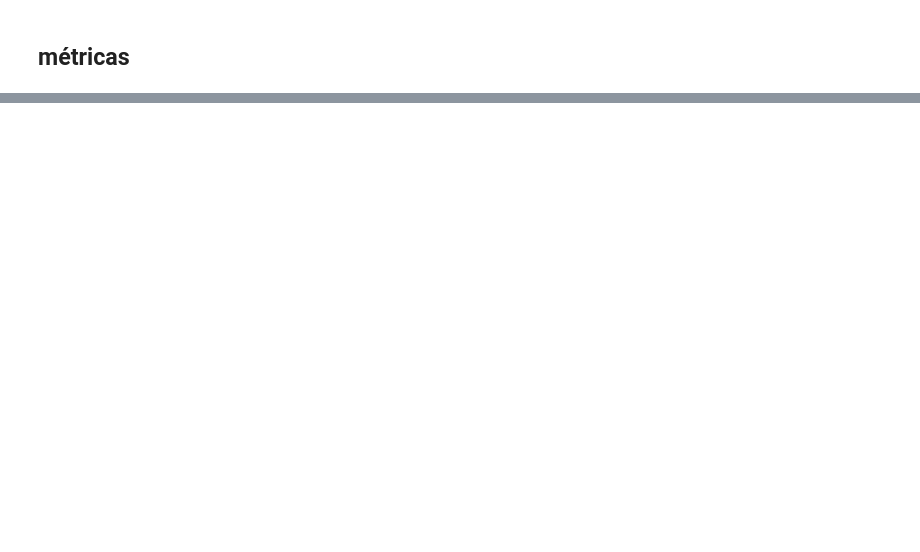
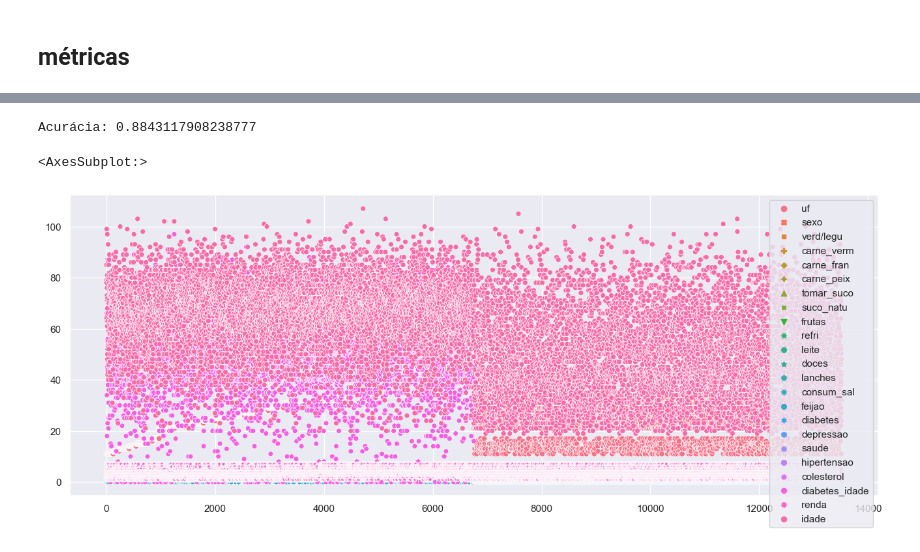
Before and after one commit to ArataKamikaze/DataScience_Class, a Jupyter notebook: data_cleaningv3.ipynb, the cells around one changed output, grey strips where cells are left out. Drawn from its saved outputs; the diff is of its cells as text; code cells hidden in the pictures; blank space fills up the shorter version.

```diff
--- a/data_cleaningv3.ipynb
+++ b/data_cleaningv3.ipynb
@@ -463,0 +561,10 @@ Acurácia: 0.706049822064057
+# %%
+accuracy = accuracy_score(y_test, knn_pred)
+print("Acurácia:", accuracy)
+# %% [output]
+Acurácia: 0.8843117908238777
+# %%
+sns.scatterplot(data = df)
+# %% [output]
+<AxesSubplot:>
+[figure, added]
```
Also changed, not shown: parts of 40 cells of this notebook, 4 other files.
